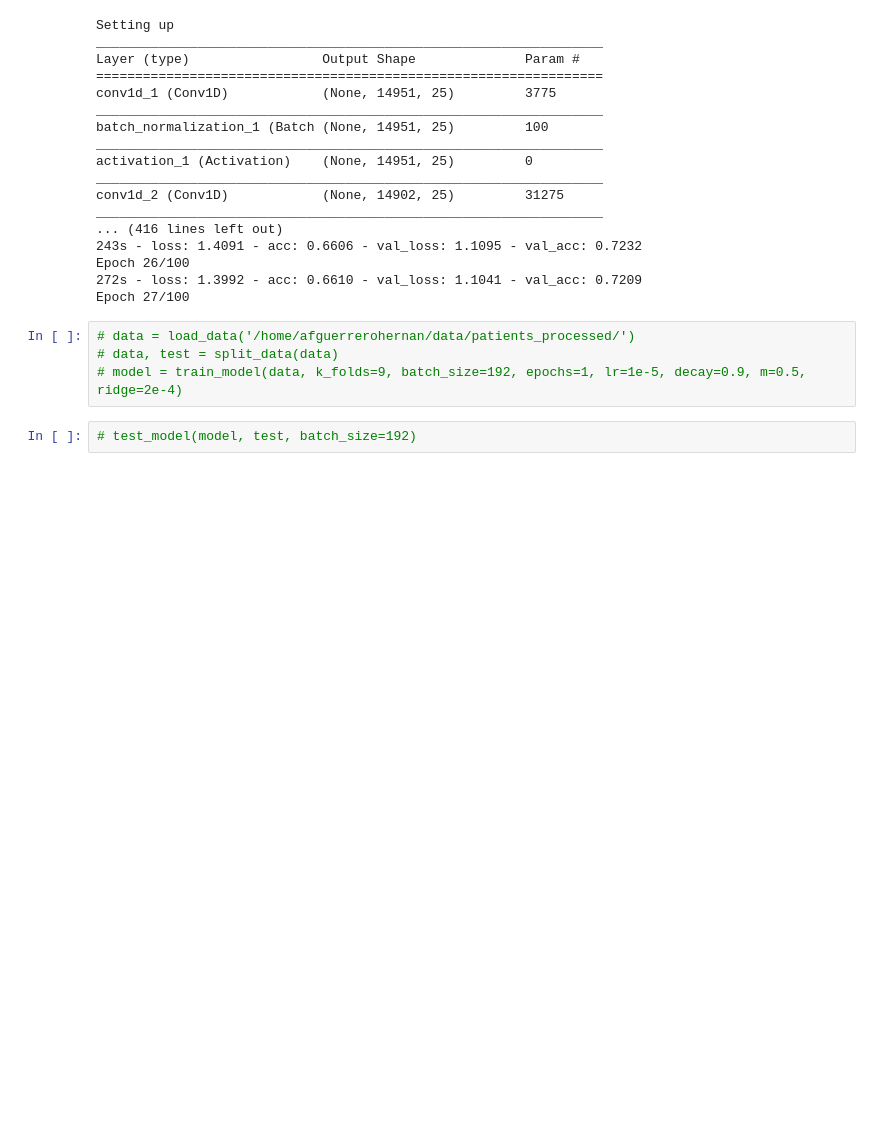
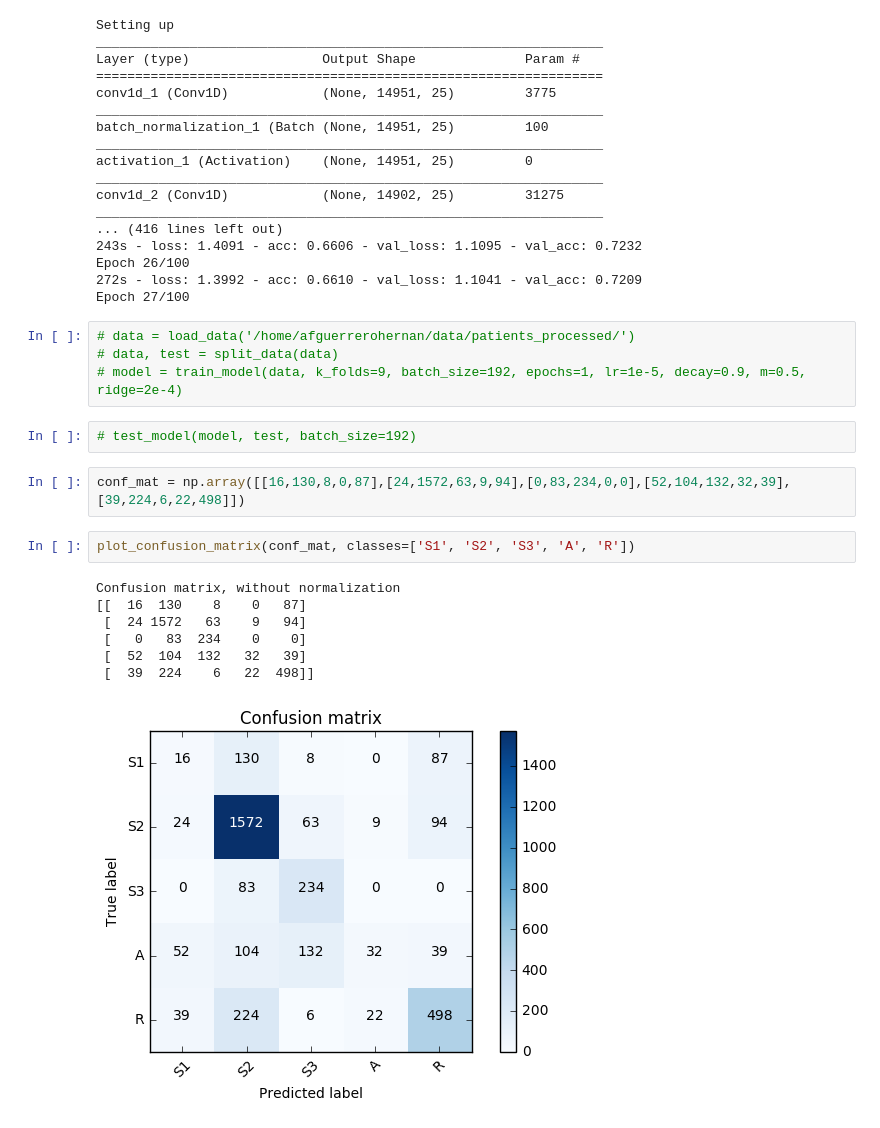
Before and after one commit to frankgh/DeepSleep, a Jupyter notebook: DeepSleep.ipynb, the cells around one changed output. Drawn from its saved outputs; the diff is of its cells as text; blank space fills up the shorter version.

Commit message:
Plotting conf matrix in notebook

```diff
--- a/DeepSleep.ipynb
+++ b/DeepSleep.ipynb
@@ -220,3 +218,15 @@ Epoch 27/100
 # model = train_model(data, k_folds=9, batch_size=192, epochs=1, lr=1e-5, decay=0.9, m=0.5, ridge=2e-4)
 # %%
 # test_model(model, test, batch_size=192)
+# %%
+conf_mat = np.array([[16,130,8,0,87],[24,1572,63,9,94],[0,83,234,0,0],[52,104,132,32,39],[39,224,6,22,498]])
+# %%
+plot_confusion_matrix(conf_mat, classes=['S1', 'S2', 'S3', 'A', 'R'])
+# %% [output]
+Confusion matrix, without normalization
+[[  16  130    8    0   87]
+ [  24 1572   63    9   94]
+ [   0   83  234    0    0]
+ [  52  104  132   32   39]
+ [  39  224    6   22  498]]
+[figure, added]
```
Also changed, not shown: parts of 1 cell of this notebook.
